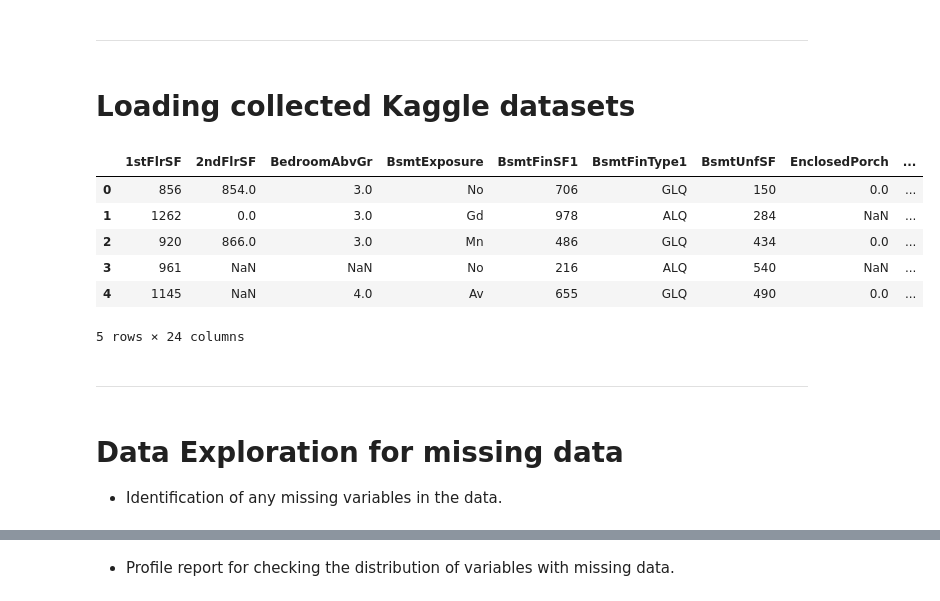
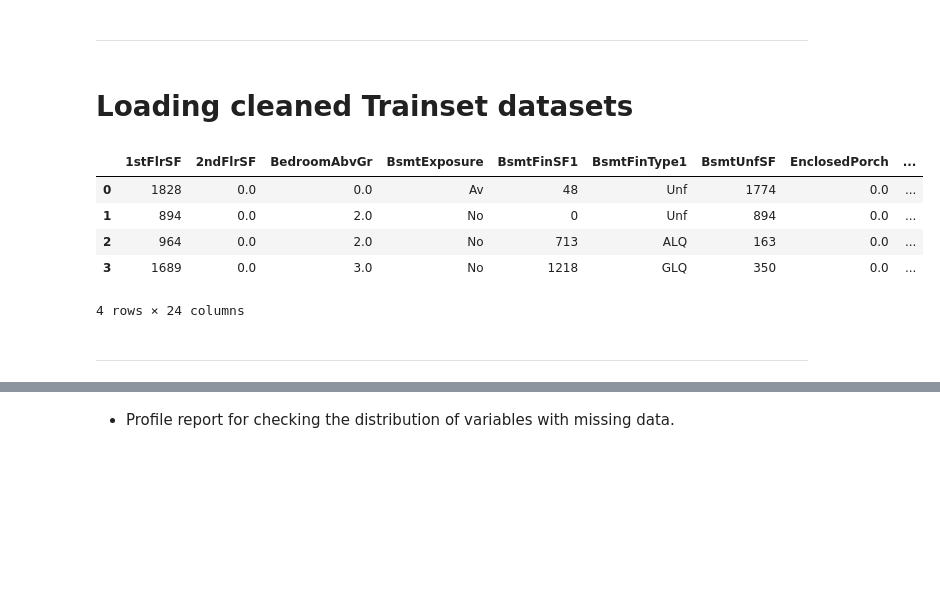
Before and after one commit to SalwinA/heritage-housing-project, a Jupyter notebook: jupyter_notebooks/Feature_Engineering.ipynb, the cells around one changed output, grey strips where cells are left out. Cells and saved outputs as stored; diff of their text form; code cells hidden in the pictures; blank space fills up the shorter version.

```diff
--- a/jupyter_notebooks/Feature_Engineering.ipynb
+++ b/jupyter_notebooks/Feature_Engineering.ipynb
@@ -57,23 +57,19 @@ current_dir
 # %% [markdown]
 ---
 # %% [markdown]
-# Loading collected Kaggle datasets
+# Loading cleaned Trainset datasets
 # %%
 import pandas as pd
-df = pd.read_csv(f"outputs/datasets_collection/housing_prices.csv")
-df.head()
+train_set = "outputs/datasets_collection/clean_datasets/train_set_clean.csv"
+TrainSet = pd.read_csv(train_set)
+TrainSet.head(4)
 # %% [output]
 |  | 1stFlrSF | 2ndFlrSF | BedroomAbvGr | BsmtExposure | BsmtFinSF1 | BsmtFinType1 | BsmtUnfSF | EnclosedPorch | ... |
-| 0 | 856 | 854.0 | 3.0 | No | 706 | GLQ | 150 | 0.0 | ... |
-| 1 | 1262 | 0.0 | 3.0 | Gd | 978 | ALQ | 284 | NaN | ... |
-| 2 | 920 | 866.0 | 3.0 | Mn | 486 | GLQ | 434 | 0.0 | ... |
-| 3 | 961 | NaN | NaN | No | 216 | ALQ | 540 | NaN | ... |
-| 4 | 1145 | NaN | 4.0 | Av | 655 | GLQ | 490 | 0.0 | ... |
+| 0 | 1828 | 0.0 | 0.0 | Av | 48 | Unf | 1774 | 0.0 | ... |
+| 1 | 894 | 0.0 | 2.0 | No | 0 | Unf | 894 | 0.0 | ... |
+| 2 | 964 | 0.0 | 2.0 | No | 713 | ALQ | 163 | 0.0 | ... |
+| 3 | 1689 | 0.0 | 3.0 | No | 1218 | GLQ | 350 | 0.0 | ... |
-5 rows × 24 columns
+4 rows × 24 columns
 # %% [markdown]
 ---
-# %% [markdown]
-# Data Exploration for missing data
-
-* Identification of any missing variables in the data.
 # %%
```
Also changed, not shown: parts of 18 cells of this notebook, 5 other files.
